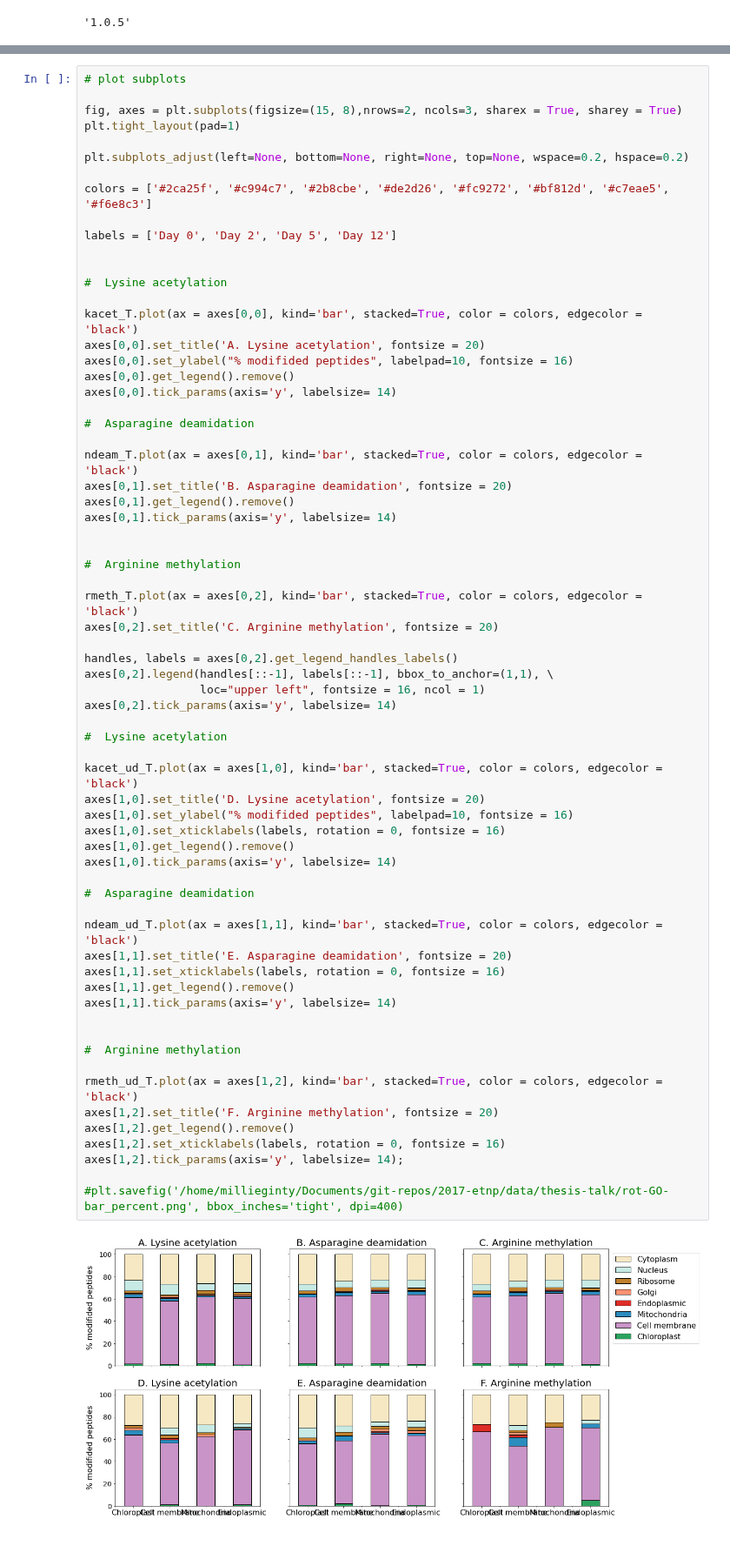
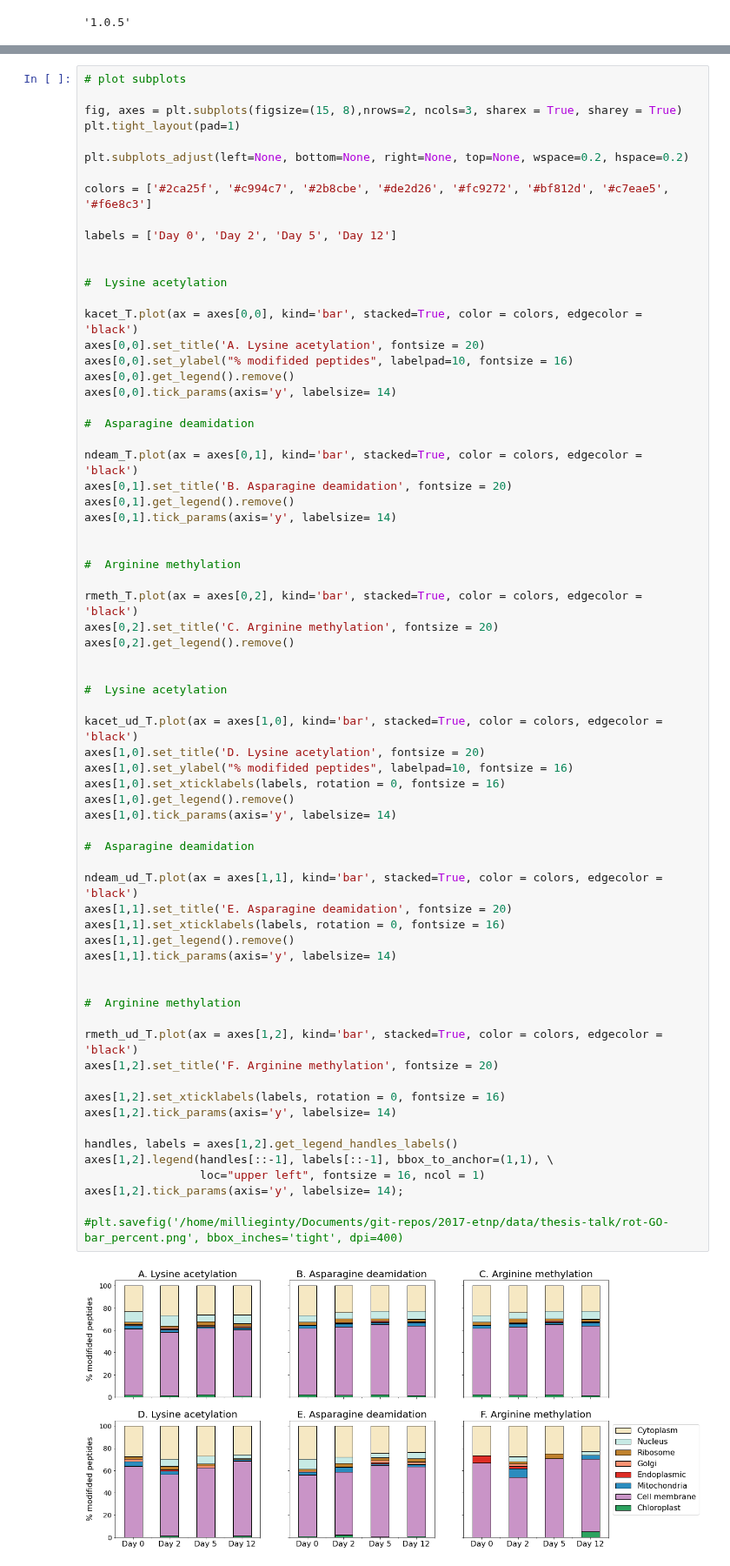
Before and after one commit to MeganEDuffy/rot-mayer, a Jupyter notebook: notebooks/PTM-cellular-comp/PTM-CC-plots.ipynb, the cells around one changed output, grey strips where cells are left out. Shown at 87% size. Drawn from its saved outputs; the diff is of its cells as text.

Commit message:
for some reason the legend code placement precluded x tick labels

```diff
--- a/notebooks/PTM-cellular-comp/PTM-CC-plots.ipynb
+++ b/notebooks/PTM-cellular-comp/PTM-CC-plots.ipynb
@@ -210,38 +208,40 @@ axes[0,1].tick_params(axis='y', labelsize= 14)
 
 rmeth_T.plot(ax = axes[0,2], kind='bar', stacked=True, color = colors, edgecolor = 'black')
 axes[0,2].set_title('C. Arginine methylation', fontsize = 20)
+axes[0,2].get_legend().remove()
 
-handles, labels = axes[0,2].get_legend_handles_labels()
-axes[0,2].legend(handles[::-1], labels[::-1], bbox_to_anchor=(1,1), \
-                 loc="upper left", fontsize = 16, ncol = 1)
-axes[0,2].tick_params(axis='y', labelsize= 14)
 
 #  Lysine acetylation
 
 kacet_ud_T.plot(ax = axes[1,0], kind='bar', stacked=True, color = colors, edgecolor = 'black')
 axes[1,0].set_title('D. Lysine acetylation', fontsize = 20)
 axes[1,0].set_ylabel("% modifided peptides", labelpad=10, fontsize = 16)
 axes[1,0].set_xticklabels(labels, rotation = 0, fontsize = 16)
 axes[1,0].get_legend().remove()
 axes[1,0].tick_params(axis='y', labelsize= 14)
 
 #  Asparagine deamidation
 
 ndeam_ud_T.plot(ax = axes[1,1], kind='bar', stacked=True, color = colors, edgecolor = 'black')
 axes[1,1].set_title('E. Asparagine deamidation', fontsize = 20)
 axes[1,1].set_xticklabels(labels, rotation = 0, fontsize = 16)
 axes[1,1].get_legend().remove()
 axes[1,1].tick_params(axis='y', labelsize= 14)
 
 
 #  Arginine methylation
 
 rmeth_ud_T.plot(ax = axes[1,2], kind='bar', stacked=True, color = colors, edgecolor = 'black')
 axes[1,2].set_title('F. Arginine methylation', fontsize = 20)
-axes[1,2].get_legend().remove()
+
 axes[1,2].set_xticklabels(labels, rotation = 0, fontsize = 16)
+axes[1,2].tick_params(axis='y', labelsize= 14)
+
+handles, labels = axes[1,2].get_legend_handles_labels()
+axes[1,2].legend(handles[::-1], labels[::-1], bbox_to_anchor=(1,1), \
+                 loc="upper left", fontsize = 16, ncol = 1)
 axes[1,2].tick_params(axis='y', labelsize= 14);
 
 #plt.savefig('/home/millieginty/Documents/git-repos/2017-etnp/data/thesis-talk/rot-GO-bar_percent.png', bbox_inches='tight', dpi=400)
 # %% [output]
-[figure, old version]
+[figure, new version]
```
Also changed, not shown: parts of 1 cell of this notebook.
